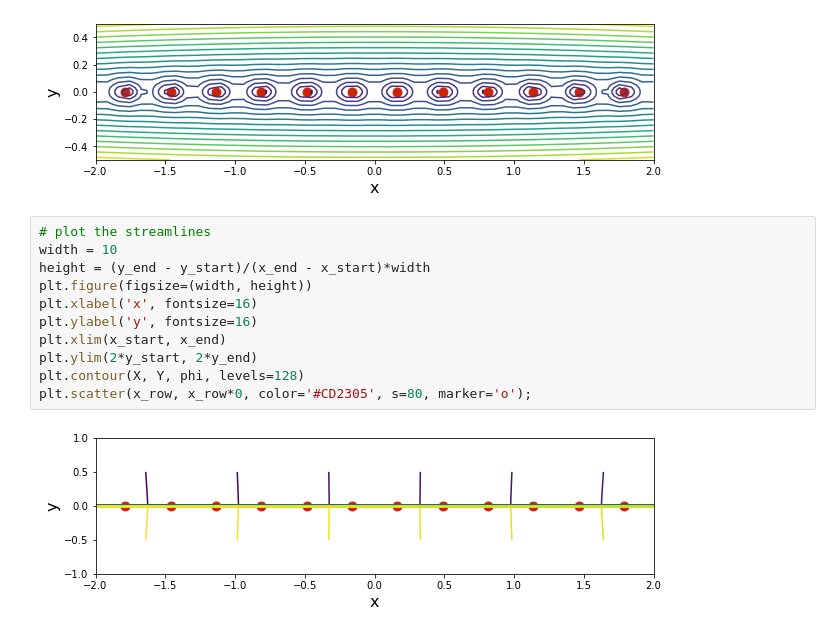
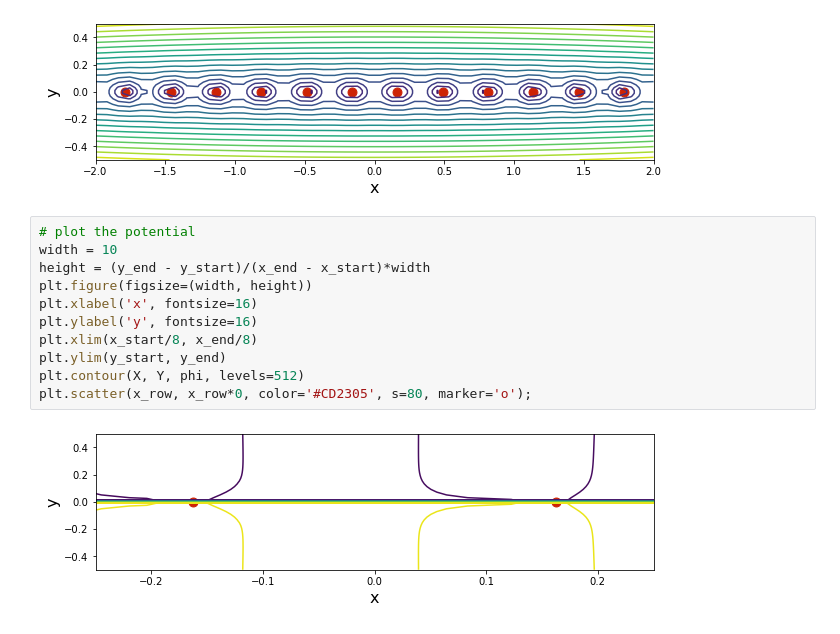
Before and after one commit to riemannsBeard/AeroPython, a Jupyter notebook: lessons/Lesson05.ipynb, the cells around one changed output. Saved outputs shown, nothing was run; the diff lists cells and outputs as text.

```diff
--- a/lessons/Lesson05.ipynb
+++ b/lessons/Lesson05.ipynb
@@ -77,15 +99,15 @@ plt.scatter(x_row, x_row*0, color='#CD2305', s=80, marker='o');
 # %% [output]
 [figure]
 # %%
-# plot the streamlines
+# plot the potential
 width = 10
 height = (y_end - y_start)/(x_end - x_start)*width
 plt.figure(figsize=(width, height))
 plt.xlabel('x', fontsize=16)
 plt.ylabel('y', fontsize=16)
-plt.xlim(x_start, x_end)
-plt.ylim(2*y_start, 2*y_end)
-plt.contour(X, Y, phi, levels=128)
+plt.xlim(x_start/8, x_end/8)
+plt.ylim(y_start, y_end)
+plt.contour(X, Y, phi, levels=512)
 plt.scatter(x_row, x_row*0, color='#CD2305', s=80, marker='o');
 # %% [output]
-[figure, old version]
+[figure, new version]
```
Also changed, not shown: parts of 20 cells of this notebook.
